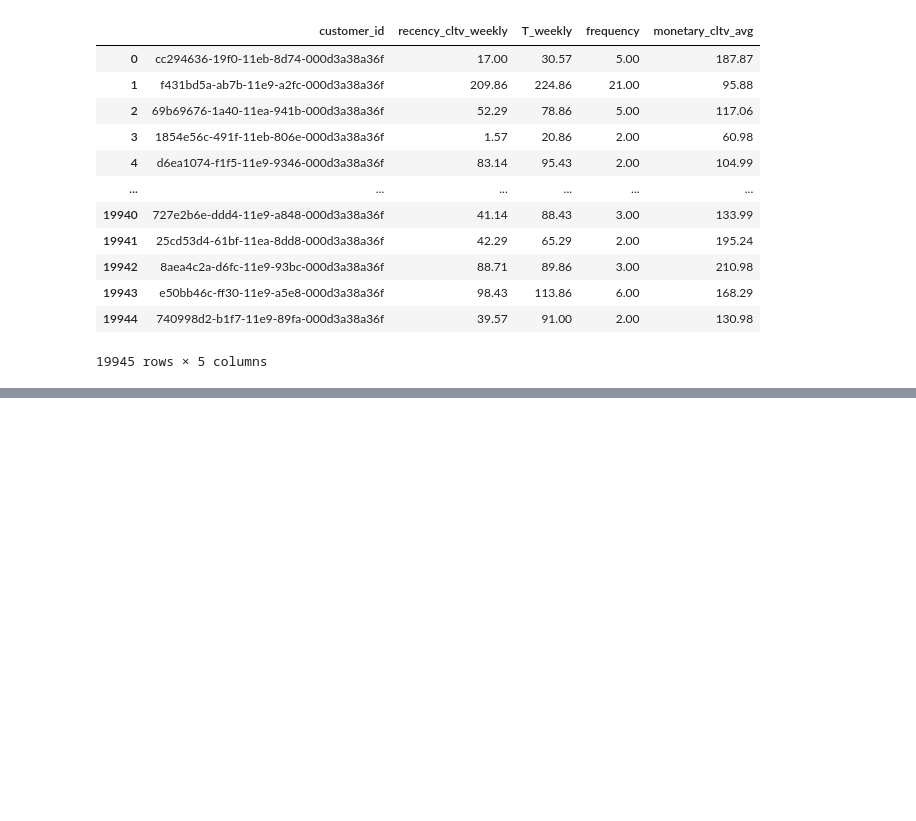
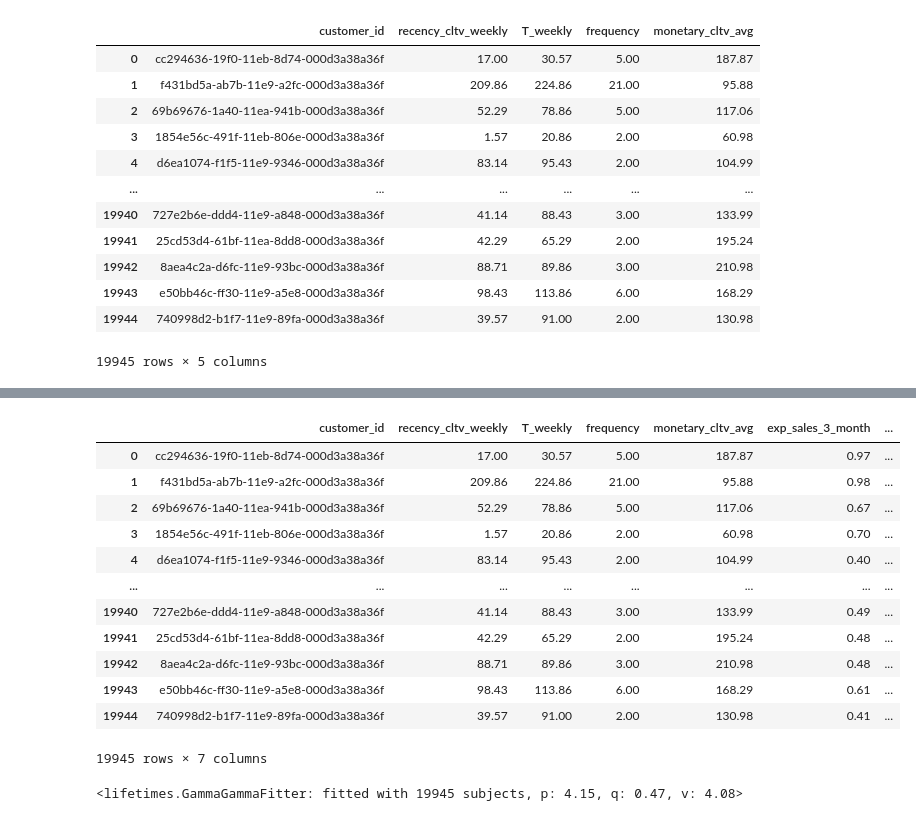
Before and after one commit to NevzatTaha/FLO_CLTV_Prediction, a Jupyter notebook: CLTV.ipynb, the cells around one changed output, grey strips where cells are left out. Saved outputs shown, nothing was run; the diff lists cells and outputs as text; code cells hidden in the pictures; blank space fills up the shorter version.

```diff
--- a/CLTV.ipynb
+++ b/CLTV.ipynb
@@ -139,8 +140,8 @@ Timestamp('2021-06-01 00:00:00')
 # %%
 pd.set_option('display.float_format',lambda x : '%.2f' % x)
 cltv=pd.DataFrame()
-cltv["customer_id"]=df["master_id"]
-cltv["recency_cltv_weekly"]=((df["last_order_date"]-df["first_order_date"]).astype('timedelta64[D]'))/7
-cltv["T_weekly"]=((Analyze_Date-df["first_order_date"]).astype('timedelta64[D]'))/7
-cltv["frequency"]=df["order_num_total_ever"]
-cltv["monetary_cltv_avg"]=df["customer_value_total_ever"]/df["order_num_total_ever"]
+cltv["customer_id"]=df["master_id"] #Müşteri ID
+cltv["recency_cltv_weekly"]=((df["last_order_date"]-df["first_order_date"]).dt.days)/7 # Haftalık olarak son satın almamızdan ne kadar bir süre geçmiştir
+cltv["T_weekly"]=((Analyze_Date-df["first_order_date"]).dt.days)/7 #Haftalık olrak ilk satın almamızdan ne kadar süre geçmiştir.
+cltv["frequency"]=df["order_num_total_ever"] # Toplam  tekrar eden satın alma
+cltv["monetary_cltv_avg"]=df["customer_value_total_ever"]/df["order_num_total_ever"]  # Satın alma başına ortalama kazanç
@@ -179,0 +168,3 @@ life_time=cltv.customer_lifeti
+# %%
+bgf=BetaGeoFitter(penalizer_coef=0.001)
+bgf.fit(cltv["frequency"],cltv["recency_cltv_weekly"],cltv["T_weekly"])
@@ -179,0 +173,3 @@ life_time=cltv.customer_lifeti
+# %%
+cltv["exp_sales_3_month"] =bgf.predict(12,cltv["frequency"],cltv["recency_cltv_weekly"],cltv["T_weekly"]) # 3 aylık yani 12 haftalık beklenen satın almaları
+cltv["exp_sales_3_month"]
@@ -179,0 +189,3 @@ life_time=cltv.customer_lifeti
+# %%
+cltv["exp_sales_6_month"]  =bgf.predict(6*4,cltv["frequency"],cltv["recency_cltv_weekly"],cltv["T_weekly"])# 3 aylık yani 12 haftalık beklenen satın almaları
+cltv["exp_sales_6_month"]  # 6*4 --- 6 sayısı haftayı  4 ise her ay içerisinde bulunan haftayı temsil etmektedir.
@@ -179,0 +205,16 @@ life_time=cltv.customer_lifeti
+# %%
+cltv
+# %% [output]
+|  | customer_id | recency_cltv_weekly | T_weekly | frequency | monetary_cltv_avg | exp_sales_3_month | ... |
+| 0 | cc294636-19f0-11eb-8d74-000d3a38a36f | 17.00 | 30.57 | 5.00 | 187.87 | 0.97 | ... |
+| 1 | f431bd5a-ab7b-11e9-a2fc-000d3a38a36f | 209.86 | 224.86 | 21.00 | 95.88 | 0.98 | ... |
+| 2 | 69b69676-1a40-11ea-941b-000d3a38a36f | 52.29 | 78.86 | 5.00 | 117.06 | 0.67 | ... |
+| 3 | 1854e56c-491f-11eb-806e-000d3a38a36f | 1.57 | 20.86 | 2.00 | 60.98 | 0.70 | ... |
+| 4 | d6ea1074-f1f5-11e9-9346-000d3a38a36f | 83.14 | 95.43 | 2.00 | 104.99 | 0.40 | ... |
+| ... | ... | ... | ... | ... | ... | ... | ... |
+| 19940 | 727e2b6e-ddd4-11e9-a848-000d3a38a36f | 41.14 | 88.43 | 3.00 | 133.99 | 0.49 | ... |
+| 19941 | 25cd53d4-61bf-11ea-8dd8-000d3a38a36f | 42.29 | 65.29 | 2.00 | 195.24 | 0.48 | ... |
+| 19942 | 8aea4c2a-d6fc-11e9-93bc-000d3a38a36f | 88.71 | 89.86 | 3.00 | 210.98 | 0.48 | ... |
+| 19943 | e50bb46c-ff30-11e9-a5e8-000d3a38a36f | 98.43 | 113.86 | 6.00 | 168.29 | 0.61 | ... |
+| 19944 | 740998d2-b1f7-11e9-89fa-000d3a38a36f | 39.57 | 91.00 | 2.00 | 130.98 | 0.41 | ... |
+19945 rows × 7 columns
@@ -179,0 +223,4 @@ life_time=cltv.customer_lifeti
+# %%
+ggf.fit(cltv["frequency"],cltv["monetary_cltv_avg"])
+# %% [output]
+<lifetimes.GammaGammaFitter: fitted with 19945 subjects, p: 4.15, q: 0.47, v: 4.08>
```
Also changed, not shown: parts of 19 cells of this notebook.
